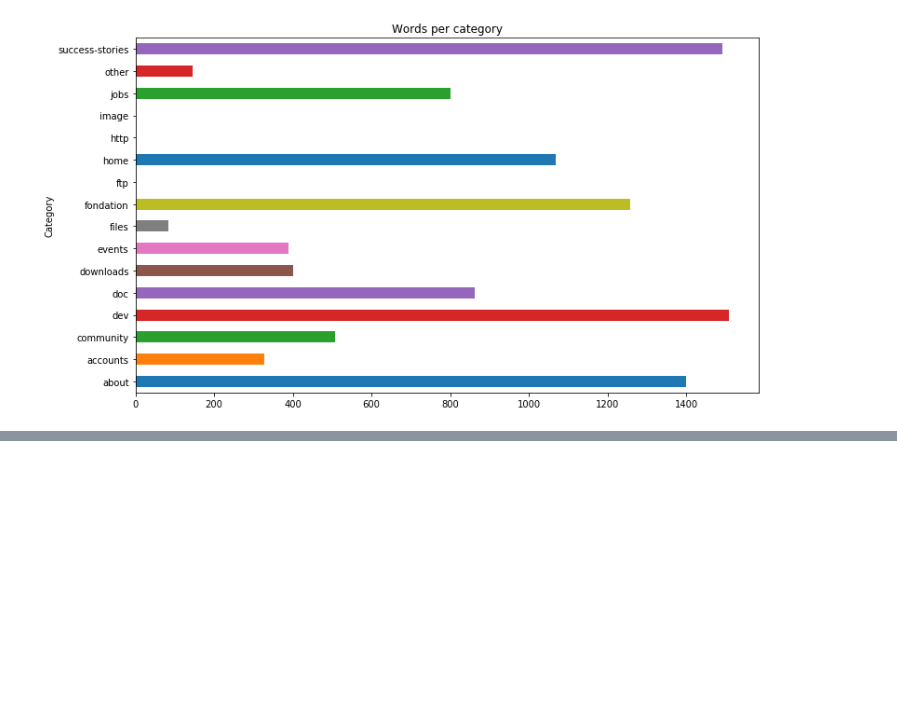
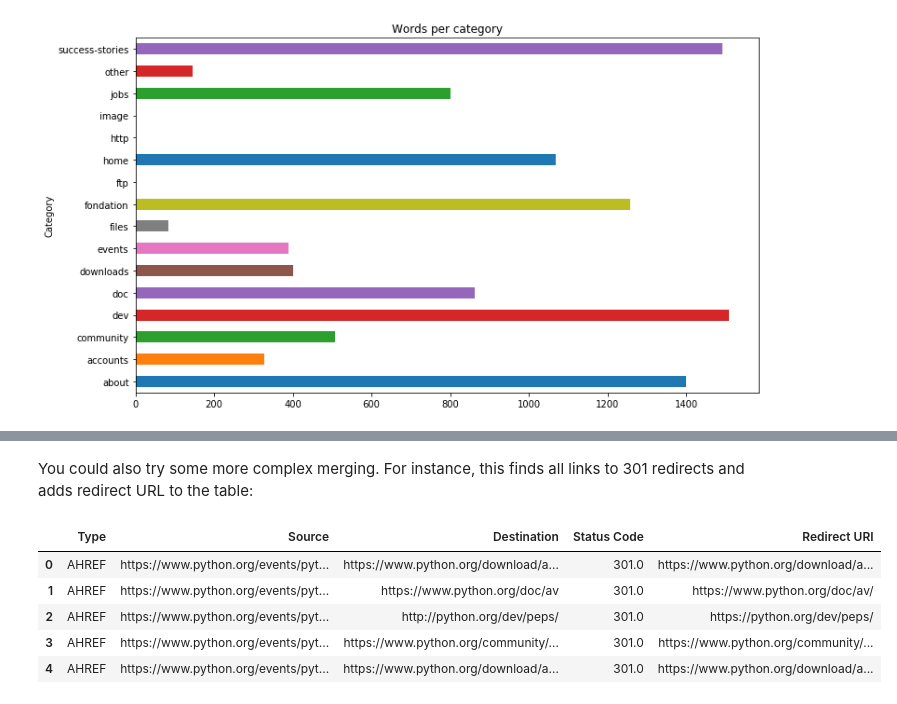
Before and after one commit to databulle/ScreamingFrog-Python-Analysis, a Jupyter notebook: SF_crawl_analysis.ipynb, the cells around one changed output, grey strips where cells are left out. Cells and saved outputs as stored; diff of their text form; code cells hidden in the pictures; blank space fills up the shorter version.

```diff
--- a/SF_crawl_analysis.ipynb
+++ b/SF_crawl_analysis.ipynb
@@ -199,0 +195,18 @@ urls.groupby("Category")["Word Count"].mean().plot(kind="barh", figsize=(12,7),
+# %% [markdown]
+You could also try some more complex merging. For instance, this finds all links to 301 redirects and adds redirect URL to the table:
+# %%
+# Create a new DataFrame with 301 links
+redirs = links[links["Status Code"] == 301]
+# Merge with `urls` to get Redirect URI
+redirs = redirs.merge(urls[urls["Status Code"] == 301][["Address","Redirect URI"]], how="left", left_on="Destination", right_on="Address")
+# Drop Address column
+redirs = redirs.drop("Address", axis=1)
+# Show first 10 rows
+redirs.head()
+# %% [output]
+|  | Type | Source | Destination | Status Code | Redirect URI |
+| 0 | AHREF | https://www.python.org/events/pyt... | https://www.python.org/download/a... | 301.0 | https://www.python.org/download/a... |
+| 1 | AHREF | https://www.python.org/events/pyt... | https://www.python.org/doc/av | 301.0 | https://www.python.org/doc/av/ |
+| 2 | AHREF | https://www.python.org/events/pyt... | http://python.org/dev/peps/ | 301.0 | https://python.org/dev/peps/ |
+| 3 | AHREF | https://www.python.org/events/pyt... | https://www.python.org/community/... | 301.0 | https://www.python.org/community/... |
+| 4 | AHREF | https://www.python.org/events/pyt... | https://www.python.org/download/a... | 301.0 | https://www.python.org/download/a... |
```
Also changed, not shown: parts of 9 cells of this notebook, 2 other files.
